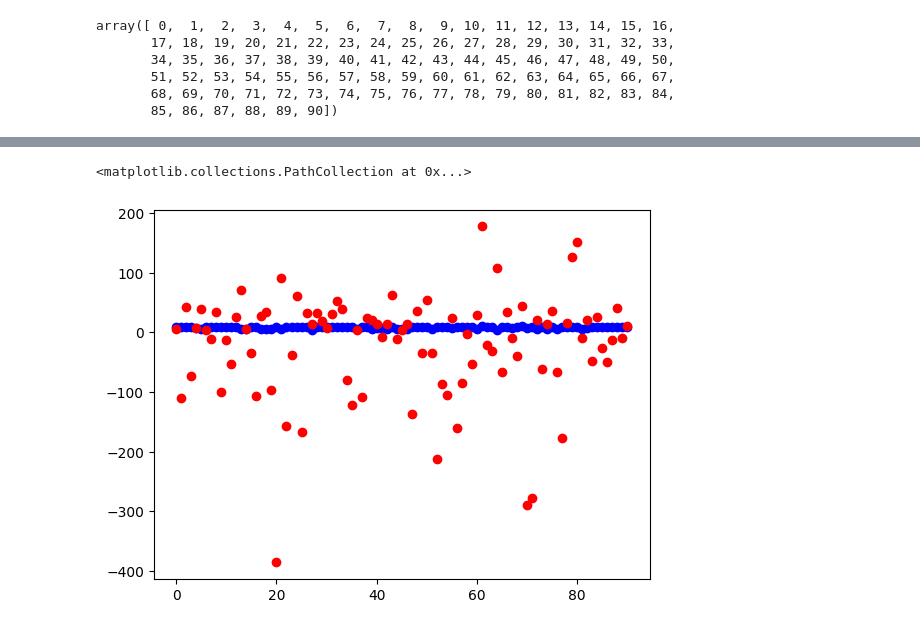
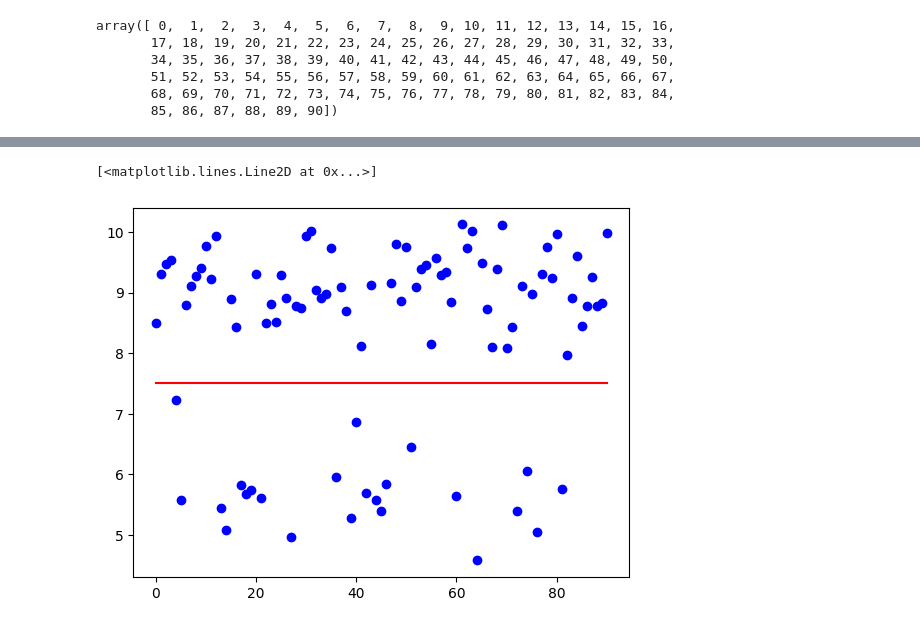
Before and after one commit to HritikShukla02/Neural-networks, a Jupyter notebook: preprocessing.ipynb, the cells around one changed output, grey strips where cells are left out. Cells and saved outputs as stored; diff of their text form; code cells hidden in the pictures.

```diff
--- a/preprocessing.ipynb
+++ b/preprocessing.ipynb
@@ -270,6 +268,6 @@ array([[1.01041372, 0.80325565, 1.0902589 , 0.86417815, 1.01435056,
 # %%
 # plt.scatter(Y_l_test.shape[1],  )
-data = np.power(Y_l_test,0.02).flatten()
+data = Y_l_test.flatten()
 
 plt.scatter(range(len(data)), data, c="b")  # Scatter plot
 plt.scatter(range(len(data)), pred.flatten(), c="r")
@@ -279,11 +277,11 @@ plt.scatter(range(len(data)), pred.flatten(), c="r")
 # %%
 # plt.scatter(Y_l_test.shape[1],  )
 # data = np.power(Y_l_test,0.002).flatten()
-pred_ = np.power(pred,500).flatten()
+# pred_ = np.power(pred,500).flatten()
 
 
 plt.scatter(range(len(data)), np.log(Y_l_test).flatten(), c="b")  # Scatter plot
-plt.scatter(range(len(data)), np.log(pred_).flatten(), c="r")
+plt.plot(range(len(data)), np.log(pred).flatten(), c="r")
 # %% [output]
-<matplotlib.collections.PathCollection at 0x...>
+[<matplotlib.lines.Line2D at 0x...>]
-[figure, old version]
+[figure, new version]
```
Also changed, not shown: parts of 7 cells of this notebook.
